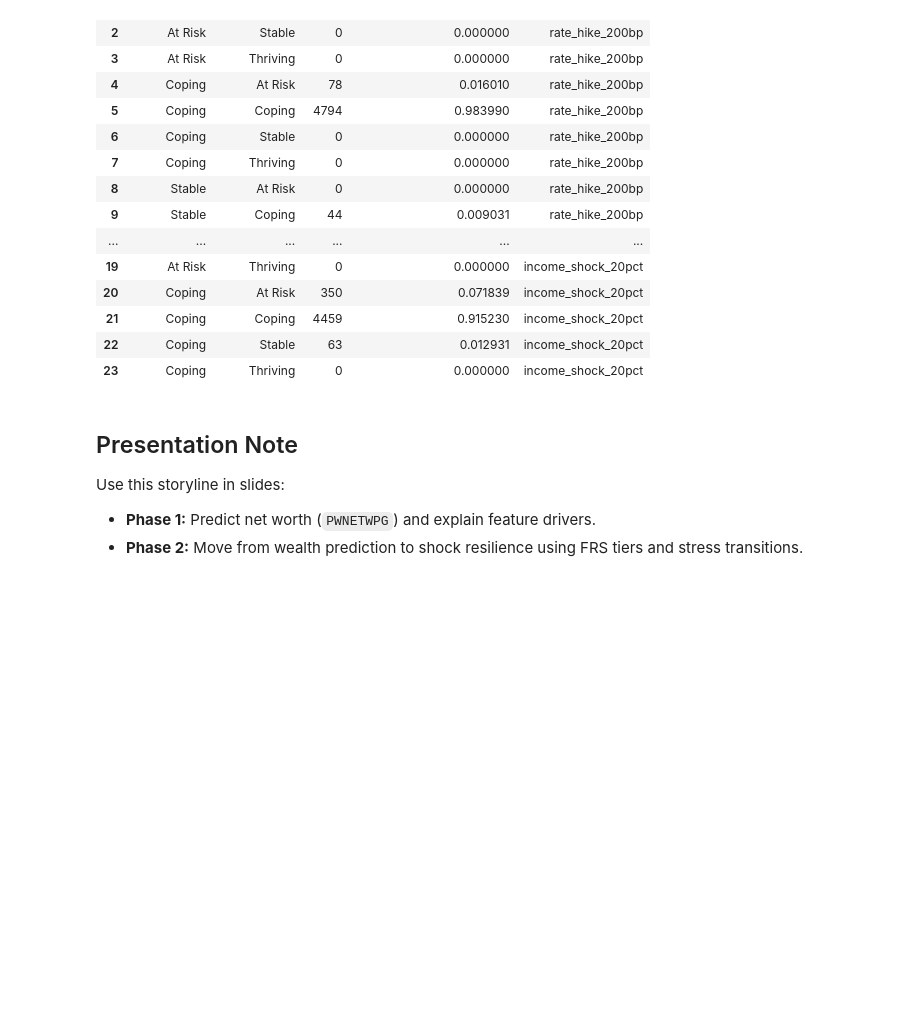
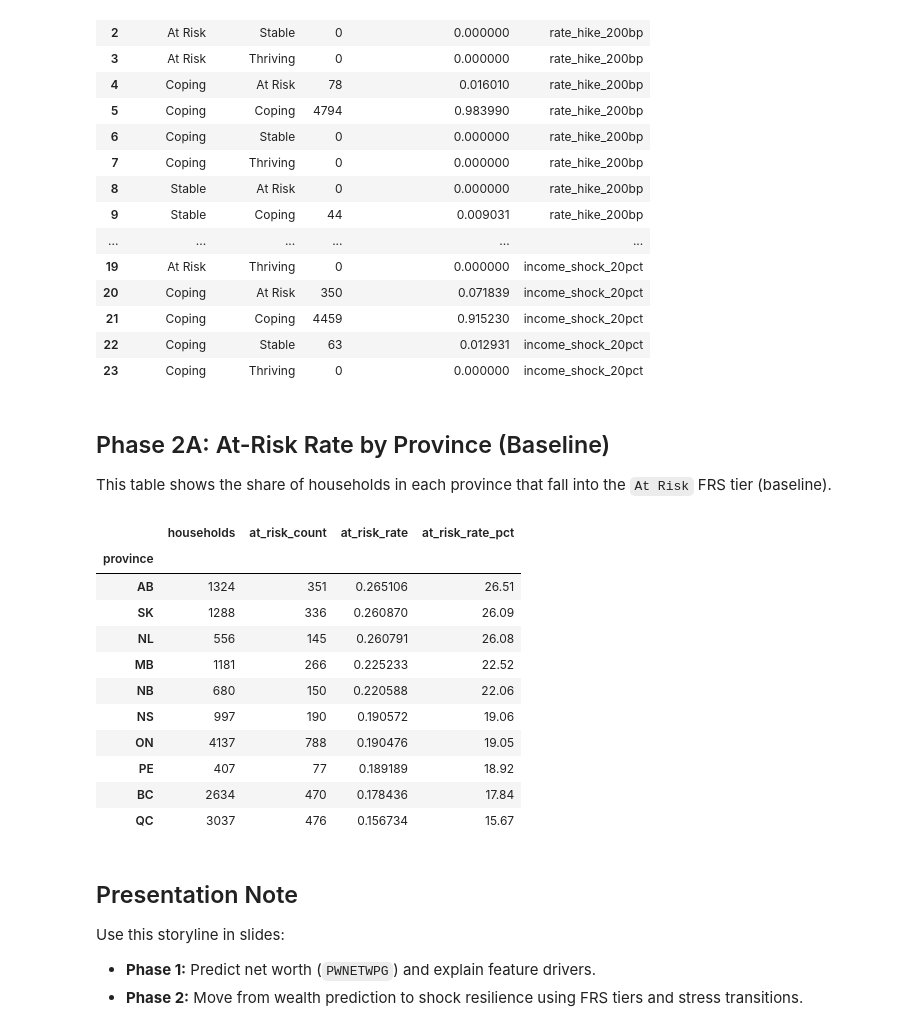
Before and after one commit to JeffMonk888/SSDC_Datathon, a Jupyter notebook: analysis/personal_finance_resilience_executed.ipynb, the cells around one changed output. Cells and saved outputs as stored; diff of their text form; code cells hidden in the pictures; blank space fills up the shorter version.

Commit message:
added At risk per region

```diff
--- a/analysis/personal_finance_resilience_executed.ipynb
+++ b/analysis/personal_finance_resilience_executed.ipynb
@@ -211,6 +211,54 @@ transition.head(24)
 | 21 | Coping | Coping | 4459 | 0.915230 | income_shock_20pct |
 | 22 | Coping | Stable | 63 | 0.012931 | income_shock_20pct |
 | 23 | Coping | Thriving | 0 | 0.000000 | income_shock_20pct |
+# %% [markdown]
+## Phase 2A: At-Risk Rate by Province (Baseline)
+
+This table shows the share of households in each province that fall into the `At Risk` FRS tier (baseline).
+# %%
+scores = pd.read_csv(OUTPUT_DIR / 'resilience_scores.csv')
+full = pd.read_csv(OUTPUT_DIR / 'engineered_dataset_with_cluster.csv').reset_index().rename(columns={'index': 'row_idx'})
+full['source_row'] = full['row_idx'] + 2
+
+province_map = {
+    10: 'NL', 11: 'PE', 12: 'NS', 13: 'NB', 24: 'QC',
+    35: 'ON', 46: 'MB', 47: 'SK', 48: 'AB', 59: 'BC'
+}
+
+prov = scores[['source_row', 'FRS_TIER_BASELINE']].merge(
+    full[['source_row', 'PPVRES']],
+    on='source_row',
+    how='left'
+)
+prov['PPVRES'] = pd.to_numeric(prov['PPVRES'], errors='coerce').astype('Int64')
+prov['province'] = prov['PPVRES'].map(province_map).fillna(prov['PPVRES'].astype(str))
+prov['is_at_risk'] = (prov['FRS_TIER_BASELINE'] == 'At Risk').astype(int)
+
+at_risk_by_province = (
+    prov.groupby('province', dropna=False)
+    .agg(
+        households=('is_at_risk', 'size'),
+        at_risk_count=('is_at_risk', 'sum'),
+        at_risk_rate=('is_at_risk', 'mean')
+    )
+    .sort_values('at_risk_rate', ascending=False)
+)
+
+at_risk_by_province['at_risk_rate_pct'] = (100 * at_risk_by_province['at_risk_rate']).round(2)
+at_risk_by_province
+# %% [output]
+|  | households | at_risk_count | at_risk_rate | at_risk_rate_pct |
+| province |  |  |  |  |
+| AB | 1324 | 351 | 0.265106 | 26.51 |
+| SK | 1288 | 336 | 0.260870 | 26.09 |
+| NL | 556 | 145 | 0.260791 | 26.08 |
+| MB | 1181 | 266 | 0.225233 | 22.52 |
+| NB | 680 | 150 | 0.220588 | 22.06 |
+| NS | 997 | 190 | 0.190572 | 19.06 |
+| ON | 4137 | 788 | 0.190476 | 19.05 |
+| PE | 407 | 77 | 0.189189 | 18.92 |
+| BC | 2634 | 470 | 0.178436 | 17.84 |
+| QC | 3037 | 476 | 0.156734 | 15.67 |
 # %% [markdown]
 ## Presentation Note
 
```
Also changed, not shown: 2 other files.
